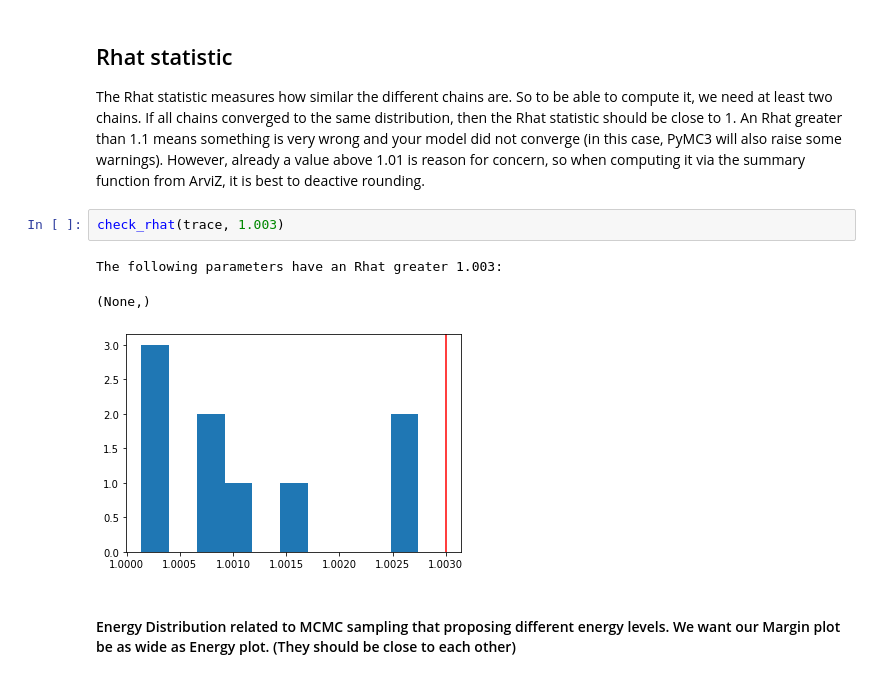
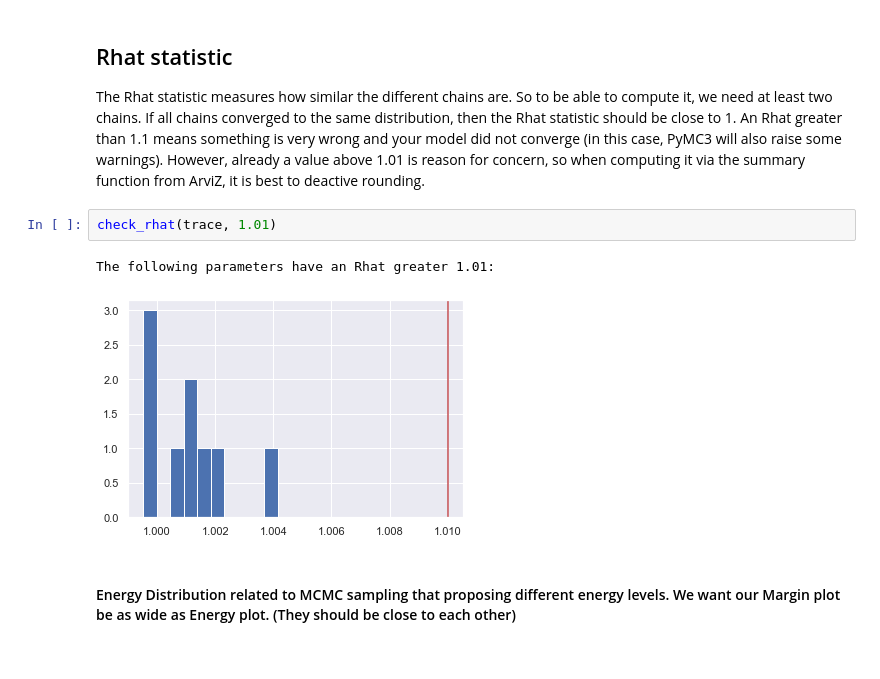
Before and after one commit to vanitoz/Bayesian-GLM-and-Multivariable-Linear-Regression, a Jupyter notebook: MLR_Starkist.ipynb, the cells around one changed output. Cells and saved outputs as stored; diff of their text form.

```diff
--- a/MLR_Starkist.ipynb
+++ b/MLR_Starkist.ipynb
@@ -168,11 +154,10 @@ plt.show()
 The Rhat statistic measures how similar the different chains are. So to be able to compute it, we need at least two chains. If all chains converged to the same distribution, then the Rhat statistic should be close to 1.
 An Rhat greater than 1.1 means something is very wrong and your model did not converge (in this case, PyMC3 will also raise some warnings). However, already a value above 1.01 is reason for concern, so when computing it via the summary function from ArviZ, it is best to deactive rounding.
 # %%
-check_rhat(trace, 1.003)
+check_rhat(trace, 1.01)
 # %% [output]
-The following parameters have an Rhat greater 1.003:
+The following parameters have an Rhat greater 1.01:
-(None,)
-[figure, old version]
+[figure, new version]
 # %% [markdown]
 #### Energy Distribution related to MCMC sampling that proposing different energy levels. We want our Margin plot be as wide as Energy plot. (They should be close to each other)
 # %%
```
Also changed, not shown: parts of 52 cells of this notebook, 2 other files.
